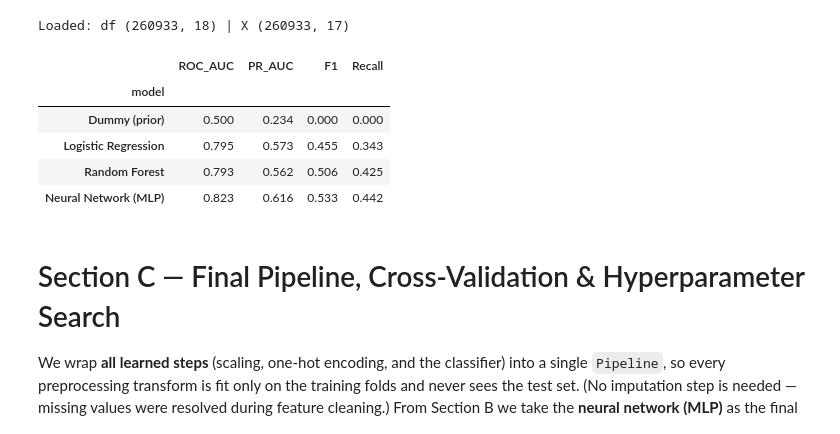
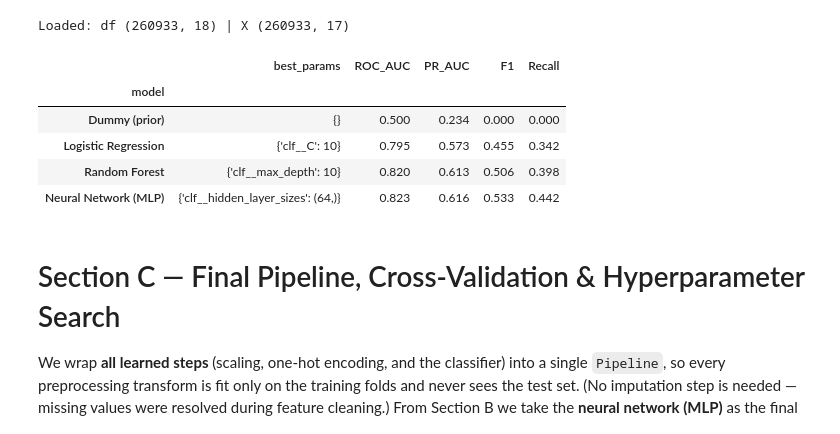
Before and after one commit to dfd0430/ml, a Jupyter notebook: project_notebook_v2_training.ipynb, the cells around one changed output. Saved outputs shown, nothing was run; the diff lists cells and outputs as text; code cells hidden in the pictures.

Commit message:
add simple gridsearch for the multiple model comparison #2

```diff
--- a/project_notebook_v2_training.ipynb
+++ b/project_notebook_v2_training.ipynb
@@ -68,43 +68,50 @@ def make_preprocessor():
         ('cat', OneHotEncoder(handle_unknown='ignore', sparse_output=False), categorical_features),
     ])
 # %%
+# we do simple hpyerparameter search just using a simple grid
 from sklearn.dummy import DummyClassifier
 from sklearn.ensemble import RandomForestClassifier
 from sklearn.neural_network import MLPClassifier
-from sklearn.model_selection import cross_validate
+from sklearn.model_selection import GridSearchCV
 
 scoring = ['roc_auc', 'average_precision', 'f1', 'recall']
 
 models = {
-    'Dummy (prior)':        DummyClassifier(strategy='prior'),
-    'Logistic Regression':  LogisticRegression(max_iter=1000, random_state=RANDOM_STATE),
-    'Random Forest':        RandomForestClassifier(n_estimators=200, n_jobs=-1,
-                                                   random_state=RANDOM_STATE),
-    'Neural Network (MLP)': MLPClassifier(hidden_layer_sizes=(64,), early_stopping=True,
-                                          max_iter=200, random_state=RANDOM_STATE),
+    'Dummy (prior)':        (DummyClassifier(strategy='prior'), {}),
+    'Logistic Regression':  (LogisticRegression(max_iter=1000, random_state=RANDOM_STATE),
+                             {'clf__C': [0.1, 1, 10]}),
+    'Random Forest':        (RandomForestClassifier(n_estimators=200, n_jobs=-1,
+                                                    random_state=RANDOM_STATE),
+                             {'clf__max_depth': [10, 20, None]}),
+    'Neural Network (MLP)': (MLPClassifier(early_stopping=True, max_iter=200,
+                                           random_state=RANDOM_STATE),
+                             {'clf__hidden_layer_sizes': [(32,), (64,), (128,)]}),
 }
 
 rows = []
-for name, clf in models.items():
+for name, (clf, grid) in models.items():
     pipe = Pipeline([('prep', make_preprocessor()), ('clf', clf)])
-    res = cross_validate(pipe, X_train, y_train, cv=cv, scoring=scoring, n_jobs=-1)
+    gs = GridSearchCV(pipe, grid, cv=cv, scoring=scoring, refit='roc_auc', n_jobs=-1)
+    gs.fit(X_train, y_train)
+    i = gs.best_index_
     rows.append({
-        'model':   name,
-        'ROC_AUC': res['test_roc_auc'].mean(),
-        'PR_AUC':  res['test_average_precision'].mean(),
-        'F1':      res['test_f1'].mean(),
-        'Recall':  res['test_recall'].mean(),
+        'model':       name,
+        'best_params': gs.best_params_,
+        'ROC_AUC':     gs.cv_results_['mean_test_roc_auc'][i],
+        'PR_AUC':      gs.cv_results_['mean_test_average_precision'][i],
+        'F1':          gs.cv_results_['mean_test_f1'][i],
+        'Recall':      gs.cv_results_['mean_test_recall'][i],
     })
 
 results = pd.DataFrame(rows).set_index('model').round(3)
 results
 # %% [output]
-|  | ROC_AUC | PR_AUC | F1 | Recall |
-| model |  |  |  |  |
-| Dummy (prior) | 0.500 | 0.234 | 0.000 | 0.000 |
-| Logistic Regression | 0.795 | 0.573 | 0.455 | 0.343 |
-| Random Forest | 0.793 | 0.562 | 0.506 | 0.425 |
-| Neural Network (MLP) | 0.823 | 0.616 | 0.533 | 0.442 |
+|  | best_params | ROC_AUC | PR_AUC | F1 | Recall |
+| model |  |  |  |  |  |
+| Dummy (prior) | {} | 0.500 | 0.234 | 0.000 | 0.000 |
+| Logistic Regression | {'clf__C': 10} | 0.795 | 0.573 | 0.455 | 0.342 |
+| Random Forest | {'clf__max_depth': 10} | 0.820 | 0.613 | 0.506 | 0.398 |
+| Neural Network (MLP) | {'clf__hidden_layer_sizes': (64,)} | 0.823 | 0.616 | 0.533 | 0.442 |
 # %% [markdown]
 # Section C — Final Pipeline, Cross-Validation & Hyperparameter Search
 
```
